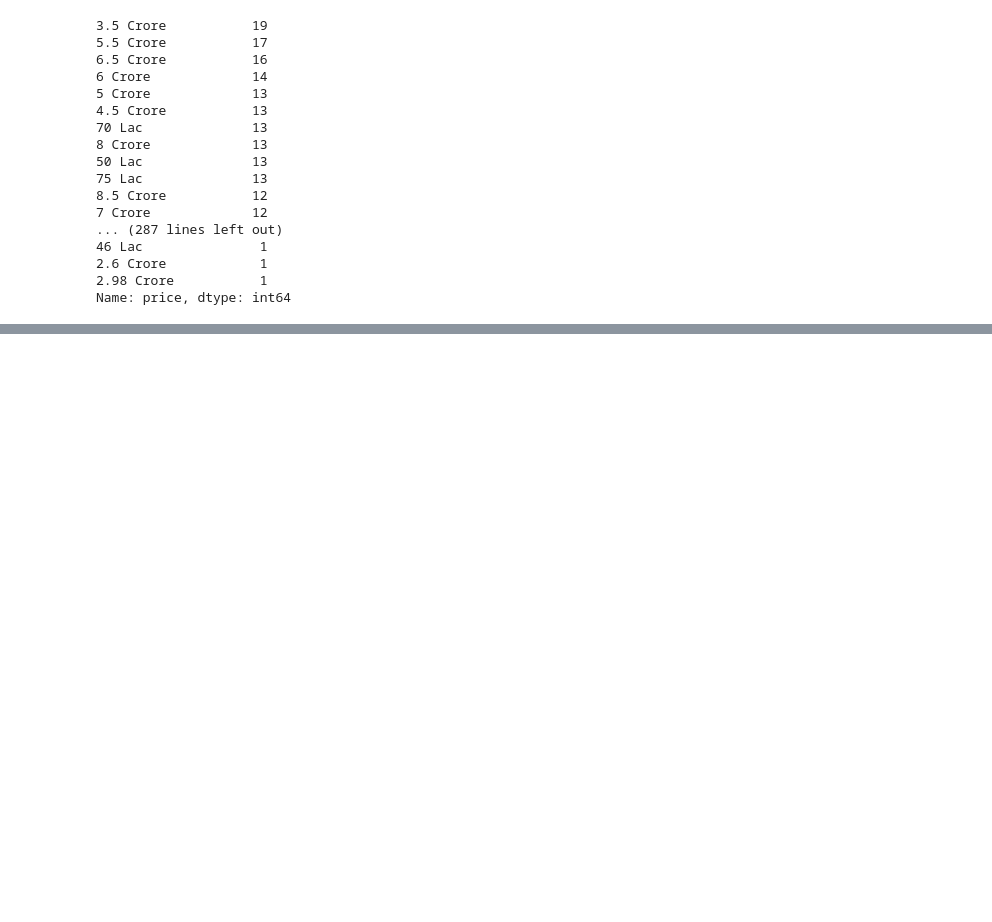
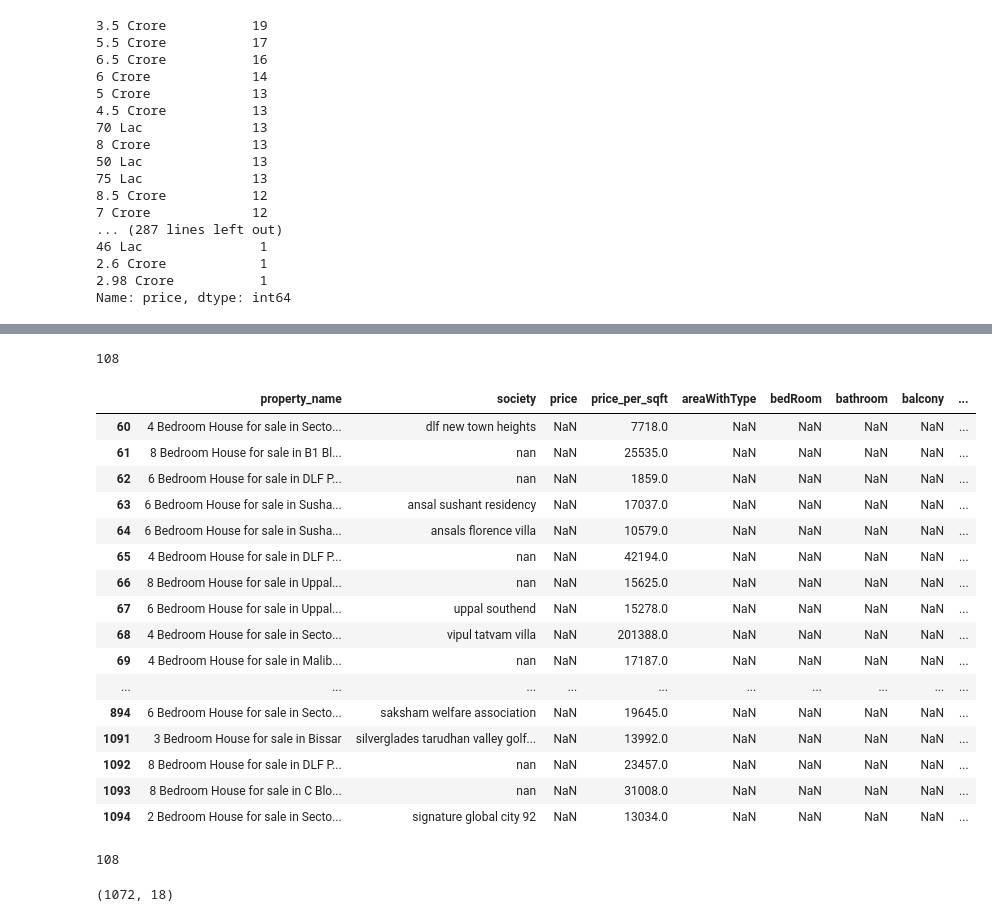
Before and after one commit to Firoz1402/Estate-Harbor, a Jupyter notebook: Data PreProcessing/Data Pre-Processing(Version 1.1).ipynb, the cells around one changed output, grey strips where cells are left out. Cells and saved outputs as stored; diff of their text form; code cells hidden in the pictures; blank space fills up the shorter version.

```diff
--- a/Data PreProcessing/Data Pre-Processing(Version 1.1).ipynb
+++ b/Data PreProcessing/Data Pre-Processing(Version 1.1).ipynb
@@ -189,0 +179,2 @@ df
+# %%
+df['price_per_sqft'] = df['price_per_sqft'].str.replace('[^0-9]', '', regex=True).astype(float)
@@ -189,0 +210,32 @@ df
+# %%
+df['bedRoom'].isnull().sum()
+# %% [output]
+108
+# %%
+df[df['bedRoom'].isnull()]
+# %% [output]
+|  | property_name | society | price | price_per_sqft | areaWithType | bedRoom | bathroom | balcony | ... |
+| 60 | 4 Bedroom House for sale in Secto... | dlf new town heights | NaN | 7718.0 | NaN | NaN | NaN | NaN | ... |
+| 61 | 8 Bedroom House for sale in B1 Bl... | nan | NaN | 25535.0 | NaN | NaN | NaN | NaN | ... |
+| 62 | 6 Bedroom House for sale in DLF P... | nan | NaN | 1859.0 | NaN | NaN | NaN | NaN | ... |
+| 63 | 6 Bedroom House for sale in Susha... | ansal sushant residency | NaN | 17037.0 | NaN | NaN | NaN | NaN | ... |
+| 64 | 6 Bedroom House for sale in Susha... | ansals florence villa | NaN | 10579.0 | NaN | NaN | NaN | NaN | ... |
+| 65 | 4 Bedroom House for sale in DLF P... | nan | NaN | 42194.0 | NaN | NaN | NaN | NaN | ... |
+| 66 | 8 Bedroom House for sale in Uppal... | nan | NaN | 15625.0 | NaN | NaN | NaN | NaN | ... |
+| 67 | 6 Bedroom House for sale in Uppal... | uppal southend | NaN | 15278.0 | NaN | NaN | NaN | NaN | ... |
+| 68 | 4 Bedroom House for sale in Secto... | vipul tatvam villa | NaN | 201388.0 | NaN | NaN | NaN | NaN | ... |
+| 69 | 4 Bedroom House for sale in Malib... | nan | NaN | 17187.0 | NaN | NaN | NaN | NaN | ... |
+| ... | ... | ... | ... | ... | ... | ... | ... | ... | ... |
+| 894 | 6 Bedroom House for sale in Secto... | saksham welfare association | NaN | 19645.0 | NaN | NaN | NaN | NaN | ... |
+| 1091 | 3 Bedroom House for sale in Bissar | silverglades tarudhan valley golf... | NaN | 13992.0 | NaN | NaN | NaN | NaN | ... |
+| 1092 | 8 Bedroom House for sale in DLF P... | nan | NaN | 23457.0 | NaN | NaN | NaN | NaN | ... |
+| 1093 | 8 Bedroom House for sale in C Blo... | nan | NaN | 31008.0 | NaN | NaN | NaN | NaN | ... |
+| 1094 | 2 Bedroom House for sale in Secto... | signature global city 92 | NaN | 13034.0 | NaN | NaN | NaN | NaN | ... |
+# %%
+df['bedRoom'].isnull().sum()
+# %% [output]
+108
+# %%
+df.shape
+# %% [output]
+(1072, 18)
```
Also changed, not shown: parts of 28 cells of this notebook, 8 other files.
